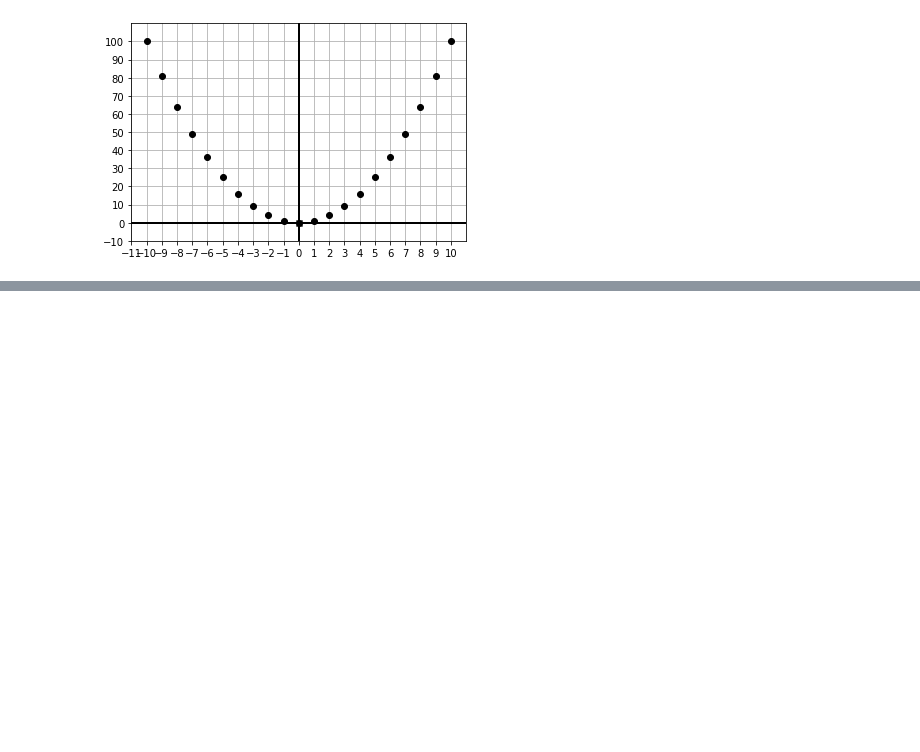
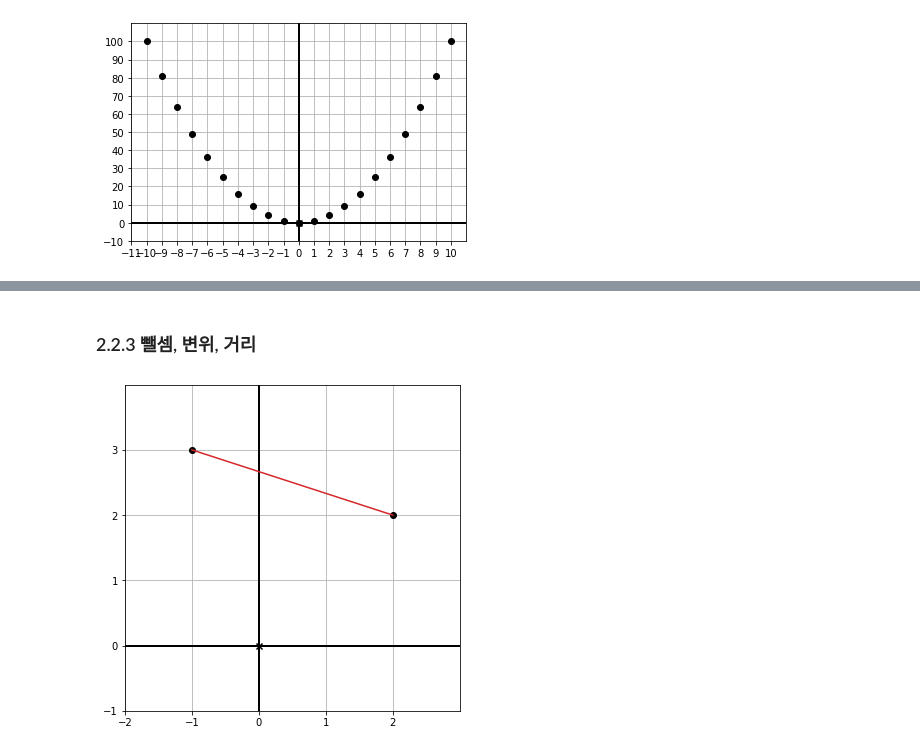
Before and after one commit to lhk6565/Math-for-Programmers, a Jupyter notebook: Part 1/Chapter 02/Chapter 02 Walkthrough.ipynb, the cells around one changed output, grey strips where cells are left out. Drawn from its saved outputs; the diff is of its cells as text; code cells hidden in the pictures; blank space fills up the shorter version.

```diff
--- a/Part 1/Chapter 02/Chapter 02 Walkthrough.ipynb
+++ b/Part 1/Chapter 02/Chapter 02 Walkthrough.ipynb
@@ -61,0 +96,9 @@ draw(
+# %% [markdown]
+###  2.2.3 뺄셈, 변위, 거리
+# %%
+draw(
+    Points((2,2), (-1,3)),
+    Segment((2,2), (-1,3), color=red)
+)
+# %% [output]
+[figure, added]
```
Also changed, not shown: parts of 17 cells of this notebook.
